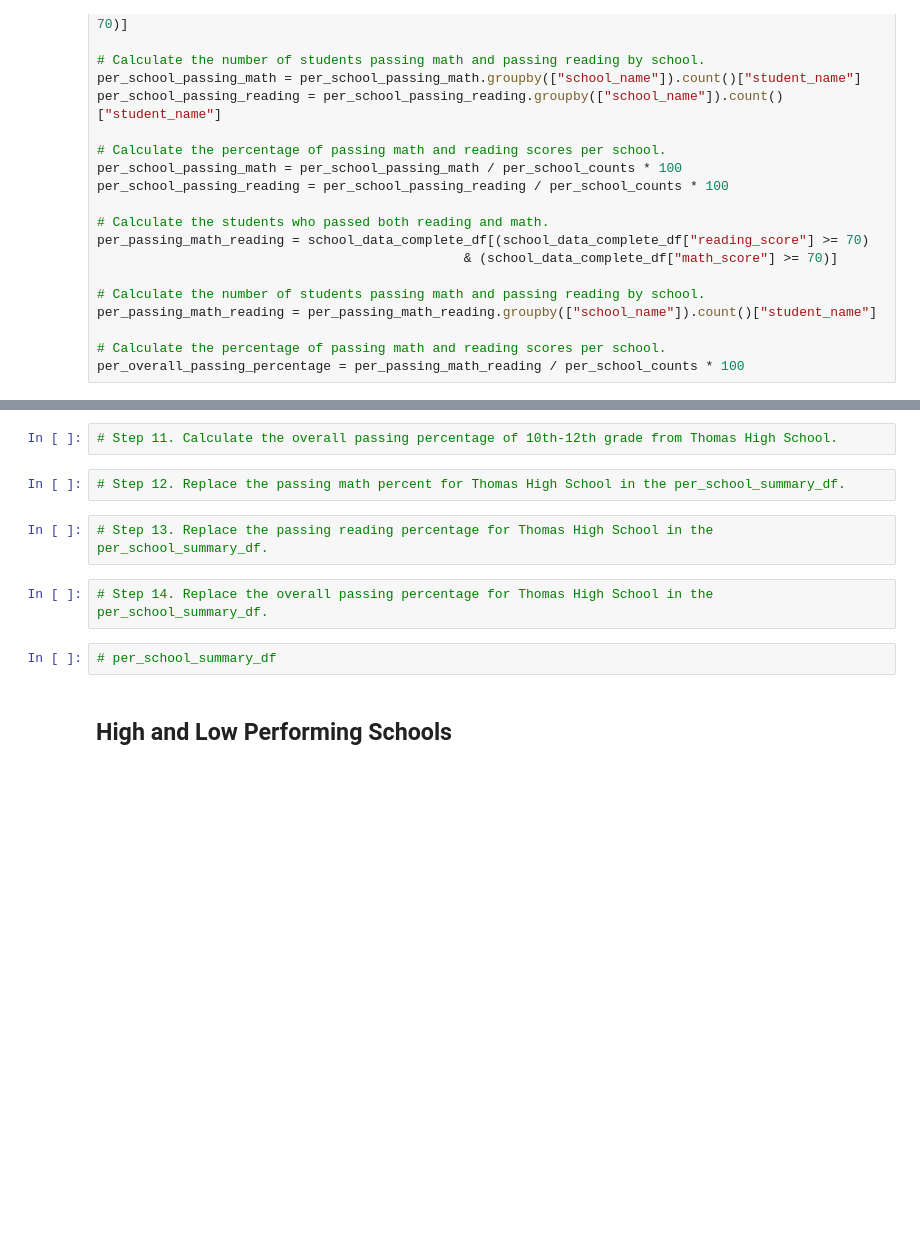
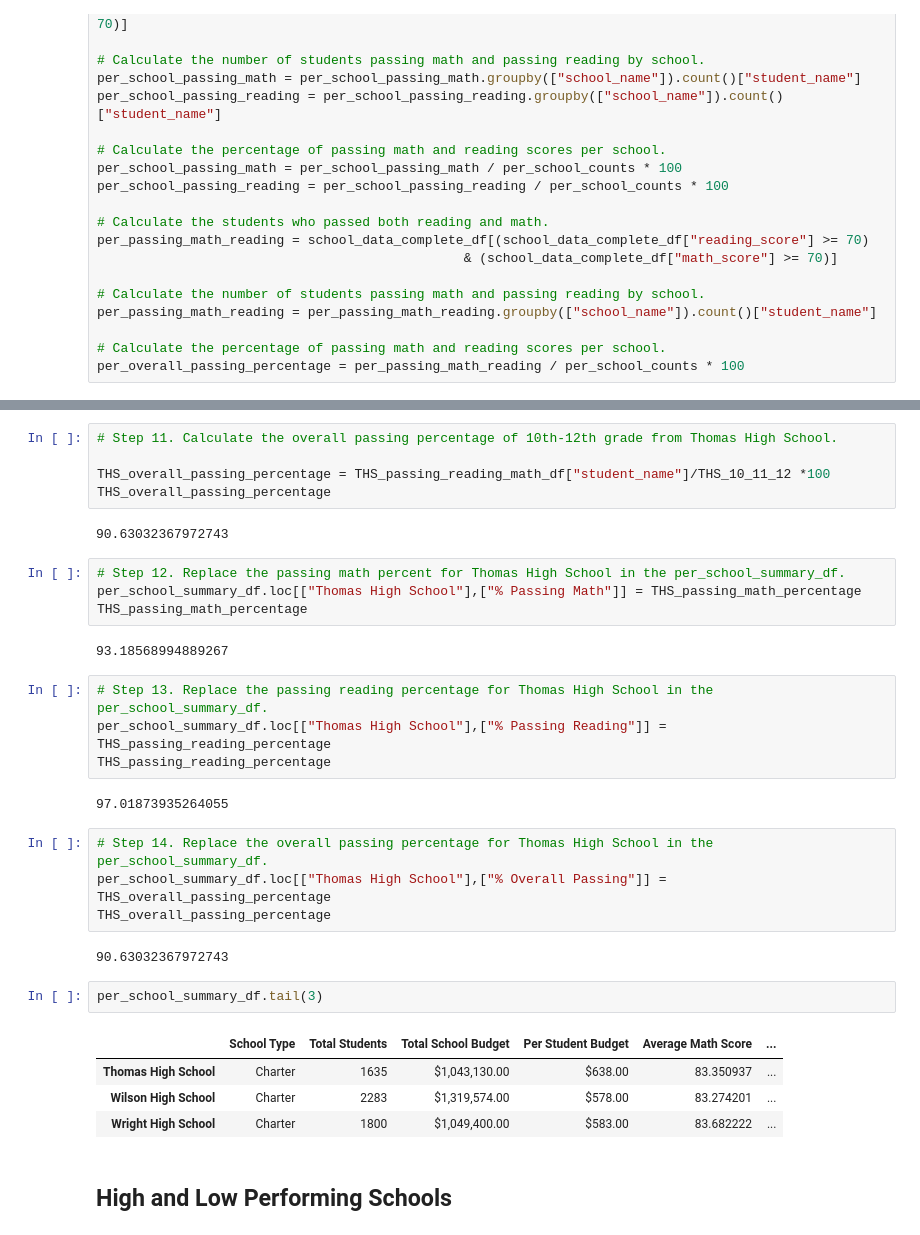
Before and after one commit to lawnshogan/School_District_Analysis, a Jupyter notebook: PyCitySchools_Challenge.ipynb, the cells around one changed output, grey strips where cells are left out. Cells and saved outputs as stored; diff of their text form; blank space fills up the shorter version.

```diff
--- a/PyCitySchools_Challenge.ipynb
+++ b/PyCitySchools_Challenge.ipynb
@@ -222,13 +322,35 @@ per_school_summary_df
 # %%
 # Step 11. Calculate the overall passing percentage of 10th-12th grade from Thomas High School.
+
+THS_overall_passing_percentage = THS_passing_reading_math_df["student_name"]/THS_10_11_12 *100
+THS_overall_passing_percentage
+# %% [output]
+90.63032367972743
 # %%
 # Step 12. Replace the passing math percent for Thomas High School in the per_school_summary_df.
+per_school_summary_df.loc[["Thomas High School"],["% Passing Math"]] = THS_passing_math_percentage
+THS_passing_math_percentage
+# %% [output]
+93.18568994889267
 # %%
 # Step 13. Replace the passing reading percentage for Thomas High School in the per_school_summary_df.
+per_school_summary_df.loc[["Thomas High School"],["% Passing Reading"]] = THS_passing_reading_percentage
+THS_passing_reading_percentage
+# %% [output]
+97.01873935264055
 # %%
 # Step 14. Replace the overall passing percentage for Thomas High School in the per_school_summary_df.
+per_school_summary_df.loc[["Thomas High School"],["% Overall Passing"]] = THS_overall_passing_percentage
+THS_overall_passing_percentage
+# %% [output]
+90.63032367972743
-# %%
-# per_school_summary_df
+# %%
+per_school_summary_df.tail(3)
+# %% [output]
+|  | School Type | Total Students | Total School Budget | Per Student Budget | Average Math Score | ... |
+| Thomas High School | Charter | 1635 | $1,043,130.00 | $638.00 | 83.350937 | ... |
+| Wilson High School | Charter | 2283 | $1,319,574.00 | $578.00 | 83.274201 | ... |
+| Wright High School | Charter | 1800 | $1,049,400.00 | $583.00 | 83.682222 | ... |
 # %% [markdown]
 ## High and Low Performing Schools
 # %%
```
Also changed, not shown: parts of 14 cells of this notebook.
